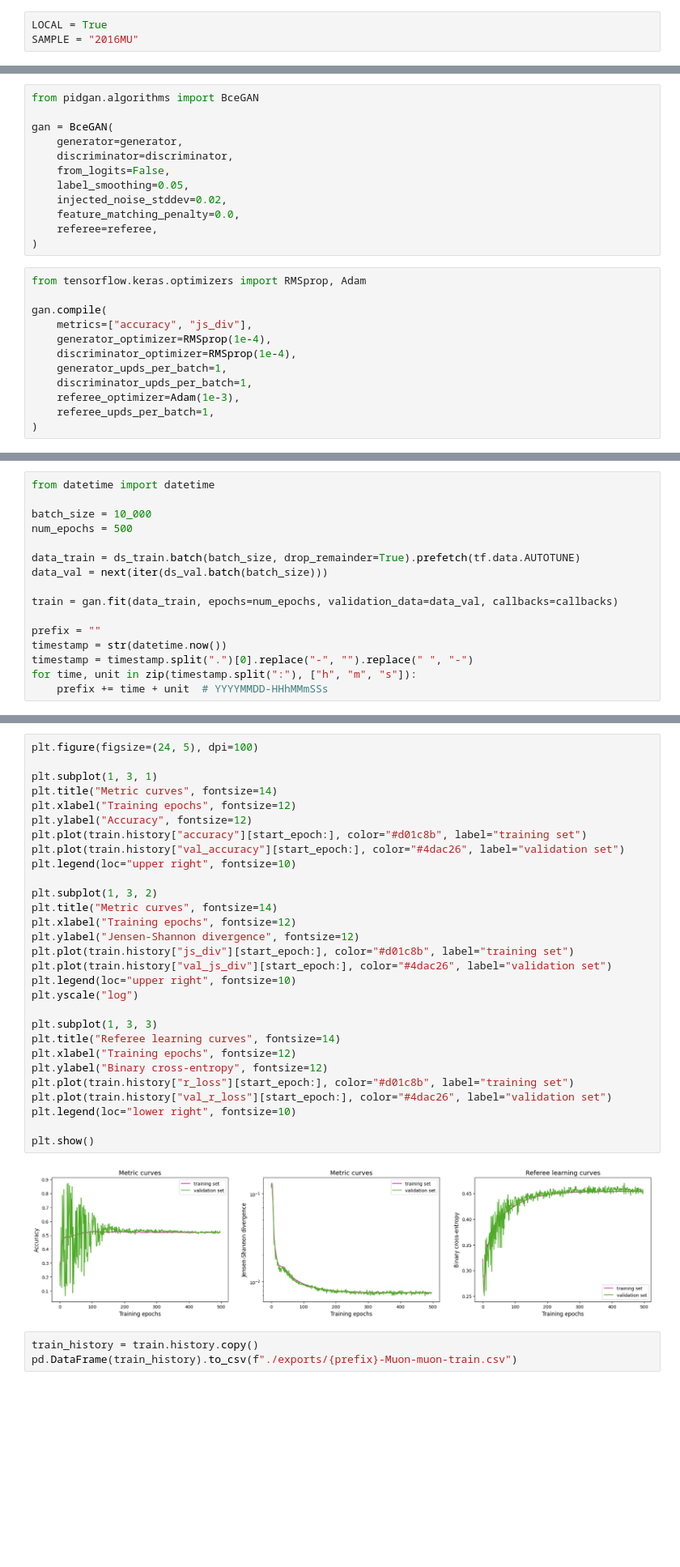
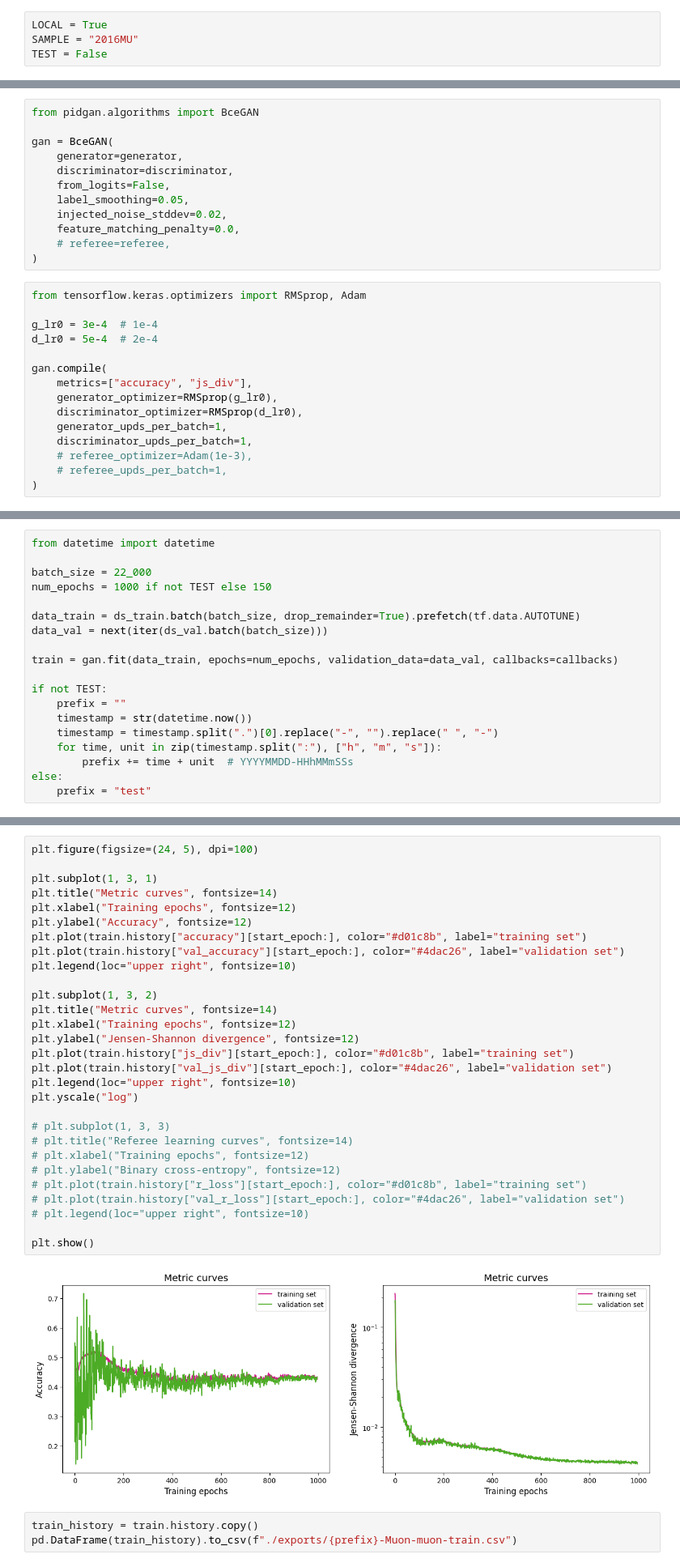
Before and after one commit to LamarrSim/lb-pidsim-train, a Jupyter notebook: notebooks/Muon-muon-train.ipynb, the cells around one changed output, grey strips where cells are left out. Shown at 81% size. Cells and saved outputs as stored; diff of their text form; blank space fills up the shorter version.

Commit message:
updated training muon and proton

```diff
--- a/notebooks/Muon-muon-train.ipynb
+++ b/notebooks/Muon-muon-train.ipynb
@@ -7,6 +7,7 @@ This notebook is part of a pipeline and requires the data preprocessed with the
 # %%
 LOCAL = True
 SAMPLE = "2016MU"
+TEST = False
 # %% [markdown]
 ## Enviornment setup and libraries
 
@@ -222,19 +223,22 @@ gan = BceGAN(
     label_smoothing=0.05,
     injected_noise_stddev=0.02,
     feature_matching_penalty=0.0,
-    referee=referee,
+    # referee=referee,
 )
 # %%
 from tensorflow.keras.optimizers import RMSprop, Adam
 
+g_lr0 = 3e-4  # 1e-4
+d_lr0 = 5e-4  # 2e-4
+
 gan.compile(
     metrics=["accuracy", "js_div"],
-    generator_optimizer=RMSprop(1e-4),
-    discriminator_optimizer=RMSprop(1e-4),
+    generator_optimizer=RMSprop(g_lr0),
+    discriminator_optimizer=RMSprop(d_lr0),
     generator_upds_per_batch=1,
     discriminator_upds_per_batch=1,
-    referee_optimizer=Adam(1e-3),
-    referee_upds_per_batch=1,
+    # referee_optimizer=Adam(1e-3),
+    # referee_upds_per_batch=1,
 )
 # %%
 from pidgan.callbacks.schedulers import LearnRateExpDecay
@@ -270,17 +276,20 @@ callbacks.append(r_lr_sched)
 # %%
 from datetime import datetime
 
-batch_size = 10_000
-num_epochs = 500
+batch_size = 22_000
+num_epochs = 1000 if not TEST else 150
 
 data_train = ds_train.batch(batch_size, drop_remainder=True).prefetch(tf.data.AUTOTUNE)
 data_val = next(iter(ds_val.batch(batch_size)))
 
 train = gan.fit(data_train, epochs=num_epochs, validation_data=data_val, callbacks=callbacks)
 
-prefix = ""
-timestamp = str(datetime.now())
-timestamp = timestamp.split(".")[0].replace("-", "").replace(" ", "-")
-for time, unit in zip(timestamp.split(":"), ["h", "m", "s"]):
-    prefix += time + unit  # YYYYMMDD-HHhMMmSSs
+if not TEST:
+    prefix = ""
+    timestamp = str(datetime.now())
+    timestamp = timestamp.split(".")[0].replace("-", "").replace(" ", "-")
+    for time, unit in zip(timestamp.split(":"), ["h", "m", "s"]):
+        prefix += time + unit  # YYYYMMDD-HHhMMmSSs
+else:
+    prefix = "test"
 # %% [output]
@@ -353,34 +362,34 @@ plt.show()
 # %%
 plt.figure(figsize=(24, 5), dpi=100)
 
 plt.subplot(1, 3, 1)
 plt.title("Metric curves", fontsize=14)
 plt.xlabel("Training epochs", fontsize=12)
 plt.ylabel("Accuracy", fontsize=12)
 plt.plot(train.history["accuracy"][start_epoch:], color="#d01c8b", label="training set")
 plt.plot(train.history["val_accuracy"][start_epoch:], color="#4dac26", label="validation set")
 plt.legend(loc="upper right", fontsize=10)
 
 plt.subplot(1, 3, 2)
 plt.title("Metric curves", fontsize=14)
 plt.xlabel("Training epochs", fontsize=12)
 plt.ylabel("Jensen-Shannon divergence", fontsize=12)
 plt.plot(train.history["js_div"][start_epoch:], color="#d01c8b", label="training set")
 plt.plot(train.history["val_js_div"][start_epoch:], color="#4dac26", label="validation set")
 plt.legend(loc="upper right", fontsize=10)
 plt.yscale("log")
 
-plt.subplot(1, 3, 3)
-plt.title("Referee learning curves", fontsize=14)
-plt.xlabel("Training epochs", fontsize=12)
-plt.ylabel("Binary cross-entropy", fontsize=12)
-plt.plot(train.history["r_loss"][start_epoch:], color="#d01c8b", label="training set")
-plt.plot(train.history["val_r_loss"][start_epoch:], color="#4dac26", label="validation set")
-plt.legend(loc="lower right", fontsize=10)
+# plt.subplot(1, 3, 3)
+# plt.title("Referee learning curves", fontsize=14)
+# plt.xlabel("Training epochs", fontsize=12)
+# plt.ylabel("Binary cross-entropy", fontsize=12)
+# plt.plot(train.history["r_loss"][start_epoch:], color="#d01c8b", label="training set")
+# plt.plot(train.history["val_r_loss"][start_epoch:], color="#4dac26", label="validation set")
+# plt.legend(loc="upper right", fontsize=10)
 
 plt.show()
 # %% [output]
-[figure, old version]
+[figure, new version]
 # %%
 train_history = train.history.copy()
 pd.DataFrame(train_history).to_csv(f"./exports/{prefix}-Muon-muon-train.csv")
```
Also changed, not shown: parts of 10 cells of this notebook, 1 other file.
